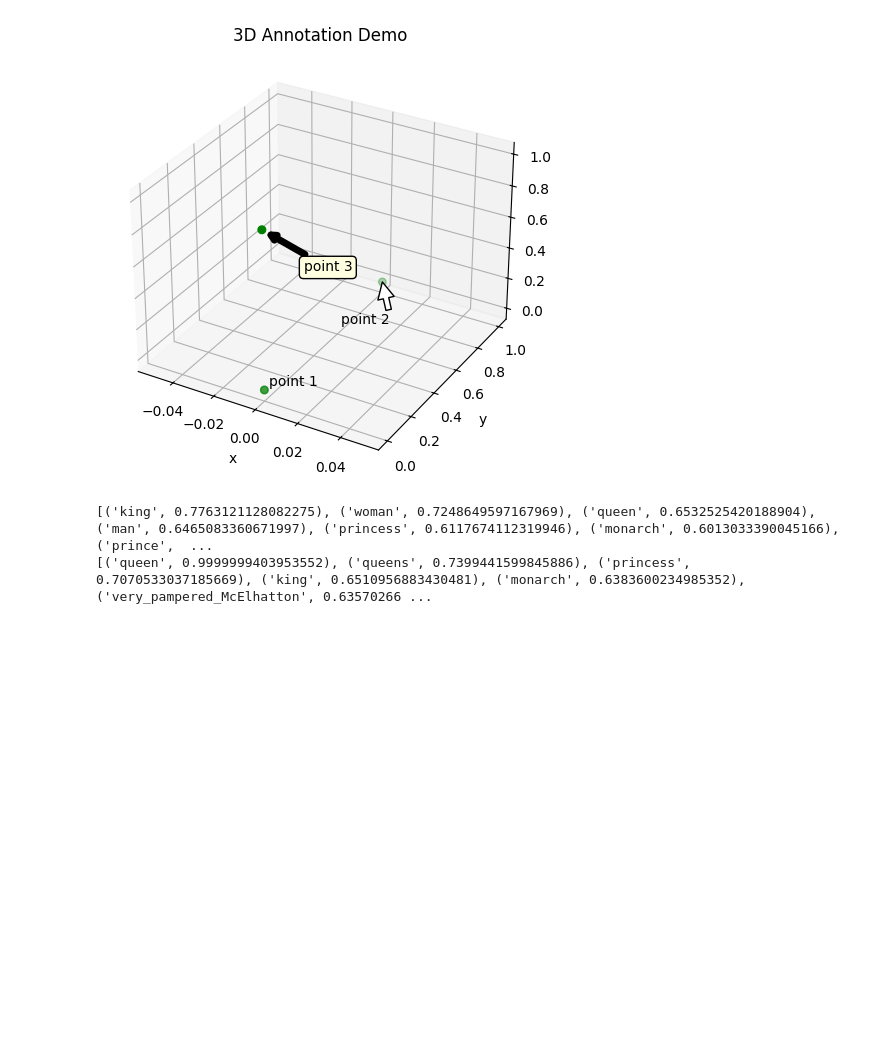
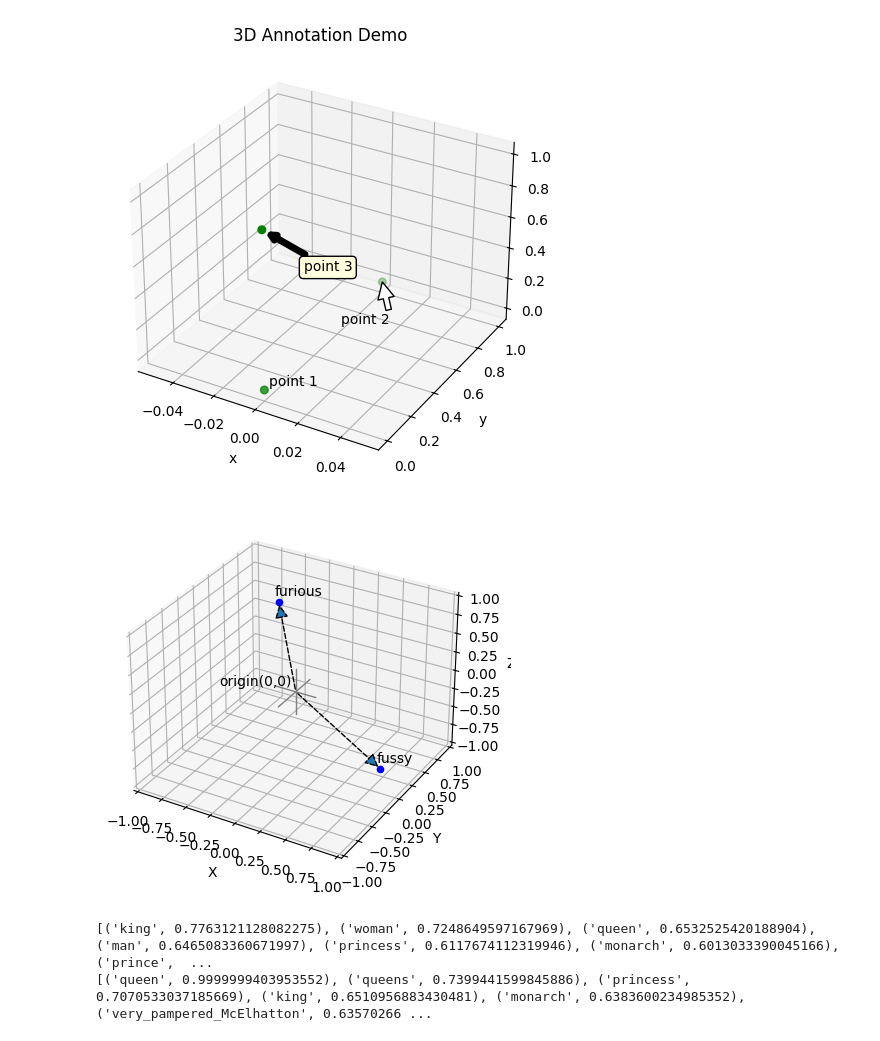
Before and after one commit to lettucegoblin/Machine-Learning-Illustrated-Examples, a Jupyter notebook: Exploring higher dimensional visualization.ipynb, the cells around one changed output. Saved outputs shown, nothing was run; the diff lists cells and outputs as text; code cells hidden in the pictures; blank space fills up the shorter version.

Commit message:
fussy furious

```diff
--- a/Exploring higher dimensional visualization.ipynb
+++ b/Exploring higher dimensional visualization.ipynb
@@ -256,5 +256,37 @@ fig.tight_layout()
 # %% [output]
 [figure]
 [figure]
+# %%
+fig = plt.figure()
+dimension = 1
+ax = fig.add_subplot(111, projection='3d')
+ax.set_xlim([-dimension, dimension])
+ax.set_ylim([-dimension, dimension])
+ax.set_zlim([-dimension, dimension])
+axis_length = 0.3
+modify = 0.1
+ax.plot3D([0, 0], [0, 0], [-axis_length, axis_length], 'k-', color='grey', linestyle='-', linewidth=1)
+ax.plot3D([0, 0], [-axis_length, axis_length-0.05], [0, 0], 'k-', color='grey', linestyle='-', linewidth=1)
+ax.plot3D([-axis_length+modify, axis_length-modify], [0, 0], [0, 0], 'k-', color='grey', linestyle='-', linewidth=1)
+
+# Your labeled points
+points = {
+    'furious': [-0.7, 0.9, 0.4],
+    'fussy': [0.8, 0.1, -0.8]
+}
+
+# Plot each point and add a label
+for label, coords in points.items():
+    ax.scatter(*coords, color='blue')
+    ax.annotate3D(label, coords, xytext=(-3,3), textcoords='offset points', ha='left',va='bottom')
+    ax.arrow3D(0, 0, 0, *coords, mutation_scale=20, arrowstyle="-|>", linestyle='dashed')
+ax.annotate3D('origin(0,0)', (0, 0, 0), xytext=(-3,3), textcoords='offset points', ha='right',va='bottom')
+
+ax.set_xlabel('X')
+ax.set_ylabel('Y')
+ax.set_zlabel('Z')
+plt.show()
+# %% [output]
+[figure, added]
 # %%
 
```
Also changed, not shown: parts of 3 cells of this notebook.
